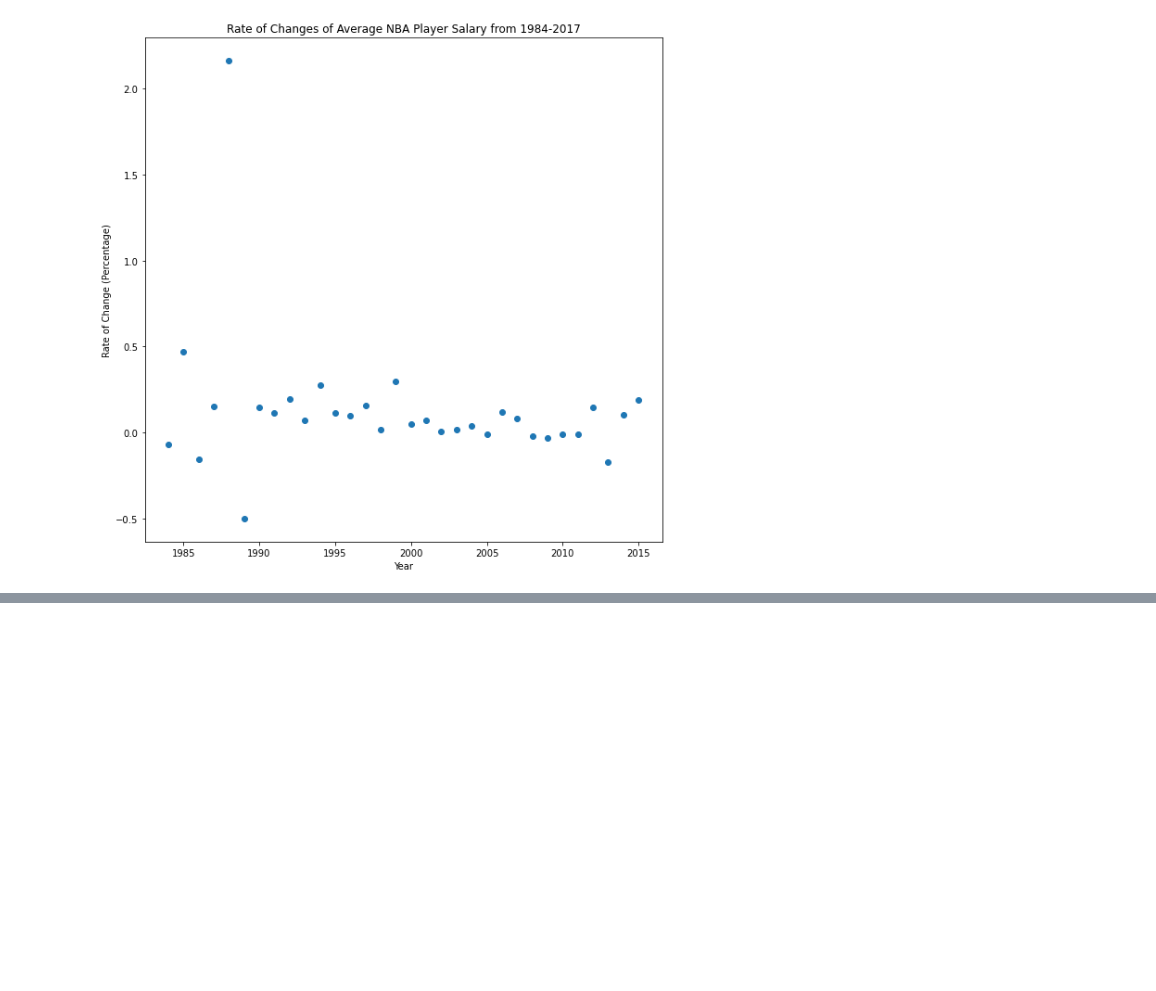
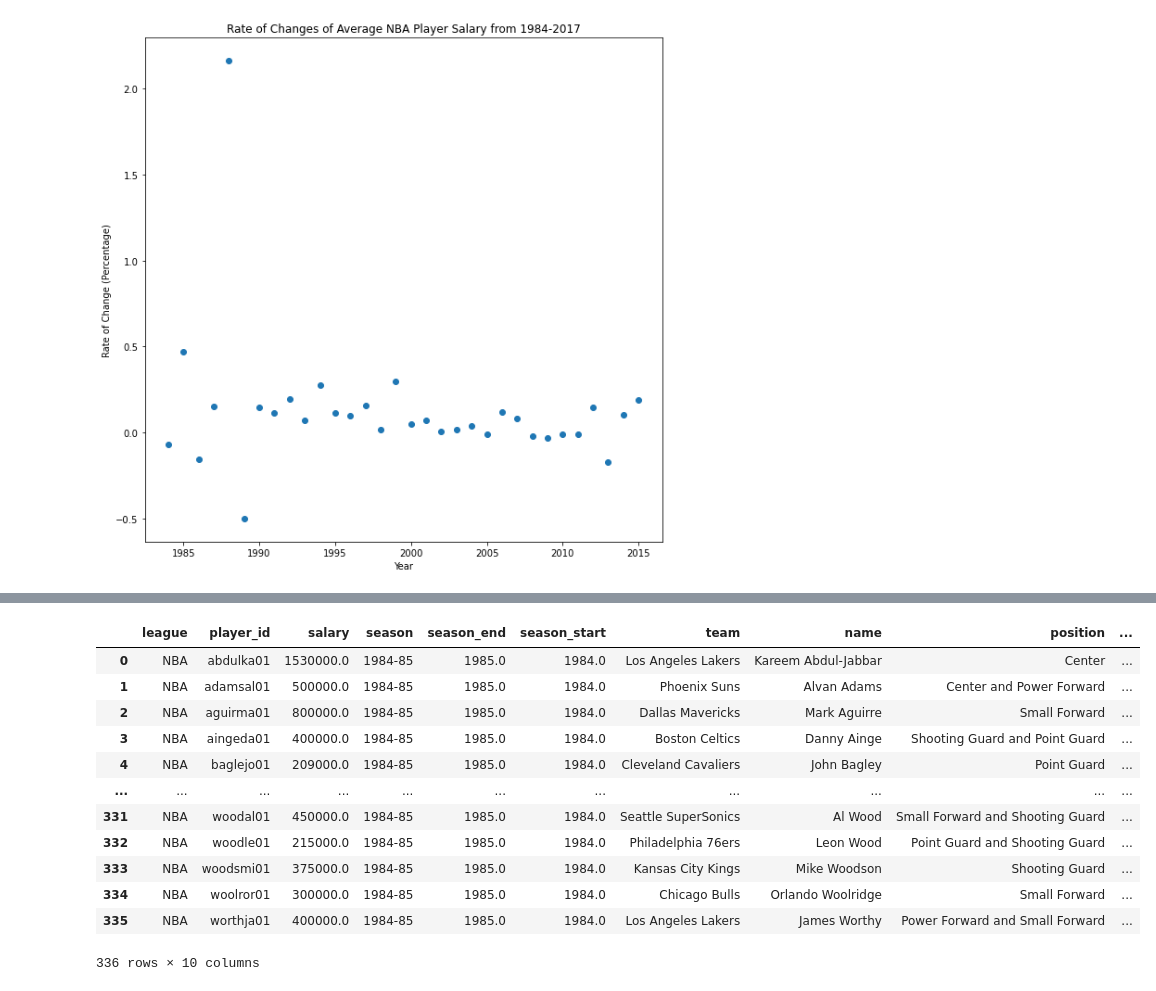
Before and after one commit to acook4148/CMSC320FinalProject, a Jupyter notebook: Kos_Copy.ipynb, the cells around one changed output, grey strips where cells are left out. Saved outputs shown, nothing was run; the diff lists cells and outputs as text; code cells hidden in the pictures; blank space fills up the shorter version.

```diff
--- a/Kos_Copy.ipynb
+++ b/Kos_Copy.ipynb
@@ -772,0 +748,24 @@ SyntaxError: invalid syntax (<ipython-input-36-4e611ff89384>, line 4)
+# %%
+names = combined.index
+off_rating = combined['overall_off_rating']
+
+players_ratings = pd.DataFrame(zip(names,off_rating), columns = ['name','off_rating'])
+
+for i in range(1984,2017):
+    seasons_salaries[i] = seasons_salaries[i].merge(players_ratings,on='name')
+
+seasons_salaries[1984]
+# %% [output]
+|  | league | player_id | salary | season | season_end | season_start | team | name | position | ... |
+| 0 | NBA | abdulka01 | 1530000.0 | 1984-85 | 1985.0 | 1984.0 | Los Angeles Lakers | Kareem Abdul-Jabbar | Center | ... |
+| 1 | NBA | adamsal01 | 500000.0 | 1984-85 | 1985.0 | 1984.0 | Phoenix Suns | Alvan Adams | Center and Power Forward | ... |
+| 2 | NBA | aguirma01 | 800000.0 | 1984-85 | 1985.0 | 1984.0 | Dallas Mavericks | Mark Aguirre | Small Forward | ... |
+| 3 | NBA | aingeda01 | 400000.0 | 1984-85 | 1985.0 | 1984.0 | Boston Celtics | Danny Ainge | Shooting Guard and Point Guard | ... |
+| 4 | NBA | baglejo01 | 209000.0 | 1984-85 | 1985.0 | 1984.0 | Cleveland Cavaliers | John Bagley | Point Guard | ... |
+| ... | ... | ... | ... | ... | ... | ... | ... | ... | ... | ... |
+| 331 | NBA | woodal01 | 450000.0 | 1984-85 | 1985.0 | 1984.0 | Seattle SuperSonics | Al Wood | Small Forward and Shooting Guard | ... |
+| 332 | NBA | woodle01 | 215000.0 | 1984-85 | 1985.0 | 1984.0 | Philadelphia 76ers | Leon Wood | Point Guard and Shooting Guard | ... |
+| 333 | NBA | woodsmi01 | 375000.0 | 1984-85 | 1985.0 | 1984.0 | Kansas City Kings | Mike Woodson | Shooting Guard | ... |
+| 334 | NBA | woolror01 | 300000.0 | 1984-85 | 1985.0 | 1984.0 | Chicago Bulls | Orlando Woolridge | Small Forward | ... |
+| 335 | NBA | worthja01 | 400000.0 | 1984-85 | 1985.0 | 1984.0 | Los Angeles Lakers | James Worthy | Power Forward and Small Forward | ... |
+336 rows × 10 columns
```
Also changed, not shown: parts of 37 cells of this notebook.
